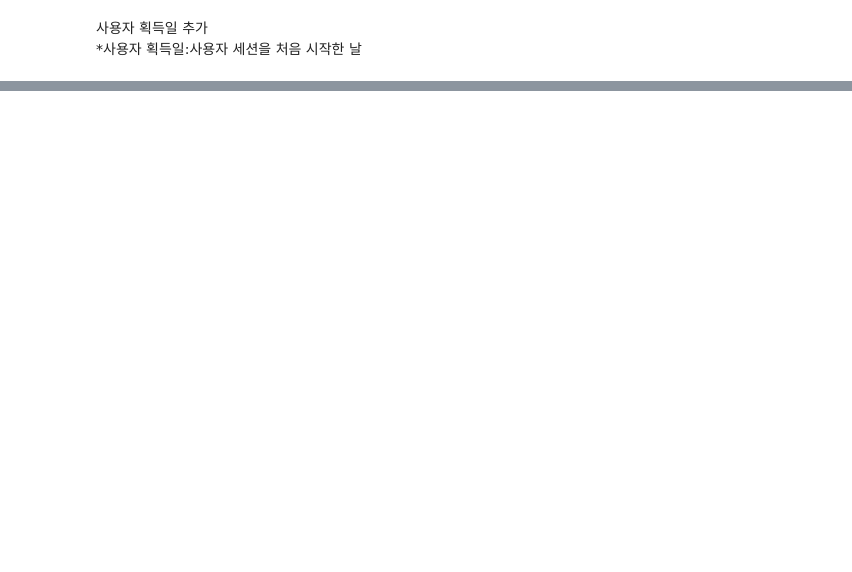
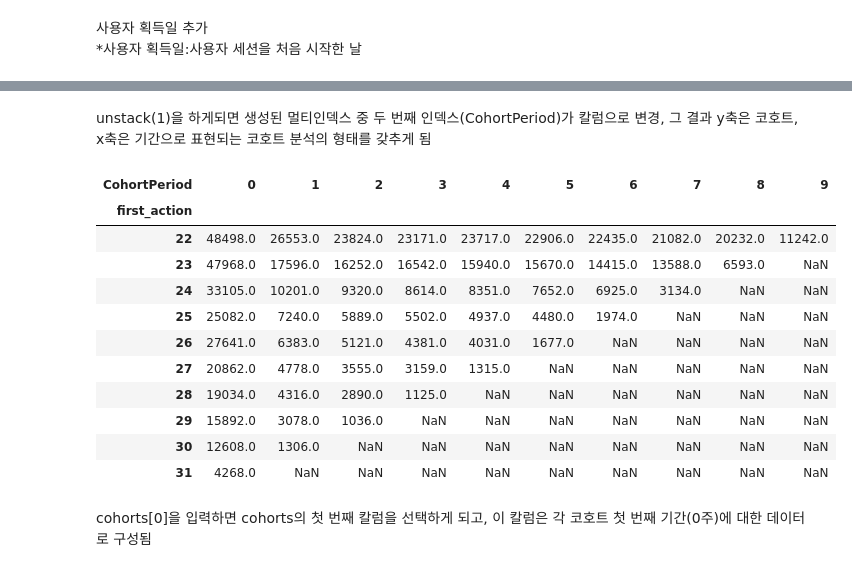
Before and after one commit to whatsasolo/eCommerce_PTJ, a Jupyter notebook: main.ipynb, the cells around one changed output, grey strips where cells are left out. Drawn from its saved outputs; the diff is of its cells as text; code cells hidden in the pictures; blank space fills up the shorter version.

```diff
--- a/main.ipynb
+++ b/main.ipynb
@@ -233,0 +335,3 @@ Name: 0, dtype: object
+# %%
+each_period = cohorts['first_action'].value_counts().sort_index()
+each_period
@@ -233,0 +352,6 @@ Name: 0, dtype: object
+# %%
+cohortperiod=[]
+
+for x in each_period:
+    for y in range(x):
+        cohortperiod.append(y)
@@ -233,0 +392,20 @@ Name: 0, dtype: object
+# %% [markdown]
+unstack(1)을 하게되면 생성된 멀티인덱스 중 두 번째 인덱스(CohortPeriod)가 칼럼으로 변경, 그 결과 y축은 코호트, x축은 기간으로 표현되는 코호트 분석의 형태를 갖추게 됨
+# %%
+cohorts=cohorts['total_users'].unstack(1)
+cohorts
+# %% [output]
+| CohortPeriod | 0 | 1 | 2 | 3 | 4 | 5 | 6 | 7 | 8 | 9 |
+| first_action |  |  |  |  |  |  |  |  |  |  |
+| 22 | 48498.0 | 26553.0 | 23824.0 | 23171.0 | 23717.0 | 22906.0 | 22435.0 | 21082.0 | 20232.0 | 11242.0 |
+| 23 | 47968.0 | 17596.0 | 16252.0 | 16542.0 | 15940.0 | 15670.0 | 14415.0 | 13588.0 | 6593.0 | NaN |
+| 24 | 33105.0 | 10201.0 | 9320.0 | 8614.0 | 8351.0 | 7652.0 | 6925.0 | 3134.0 | NaN | NaN |
+| 25 | 25082.0 | 7240.0 | 5889.0 | 5502.0 | 4937.0 | 4480.0 | 1974.0 | NaN | NaN | NaN |
+| 26 | 27641.0 | 6383.0 | 5121.0 | 4381.0 | 4031.0 | 1677.0 | NaN | NaN | NaN | NaN |
+| 27 | 20862.0 | 4778.0 | 3555.0 | 3159.0 | 1315.0 | NaN | NaN | NaN | NaN | NaN |
+| 28 | 19034.0 | 4316.0 | 2890.0 | 1125.0 | NaN | NaN | NaN | NaN | NaN | NaN |
+| 29 | 15892.0 | 3078.0 | 1036.0 | NaN | NaN | NaN | NaN | NaN | NaN | NaN |
+| 30 | 12608.0 | 1306.0 | NaN | NaN | NaN | NaN | NaN | NaN | NaN | NaN |
+| 31 | 4268.0 | NaN | NaN | NaN | NaN | NaN | NaN | NaN | NaN | NaN |
+# %% [markdown]
+cohorts[0]을 입력하면 cohorts의 첫 번째 칼럼을 선택하게 되고, 이 칼럼은 각 코호트 첫 번째 기간(0주)에 대한 데이터로 구성됨
```
Also changed, not shown: parts of 49 cells of this notebook.
